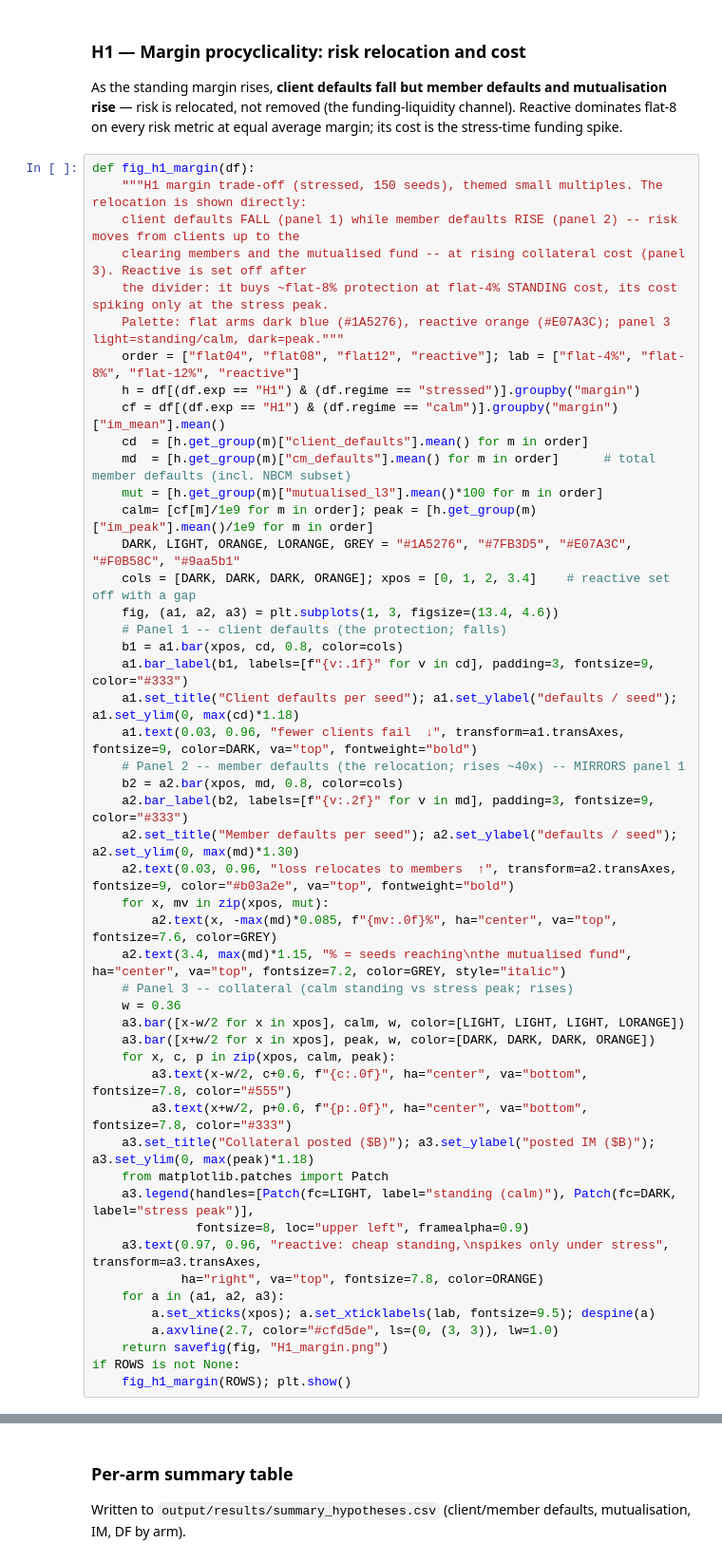
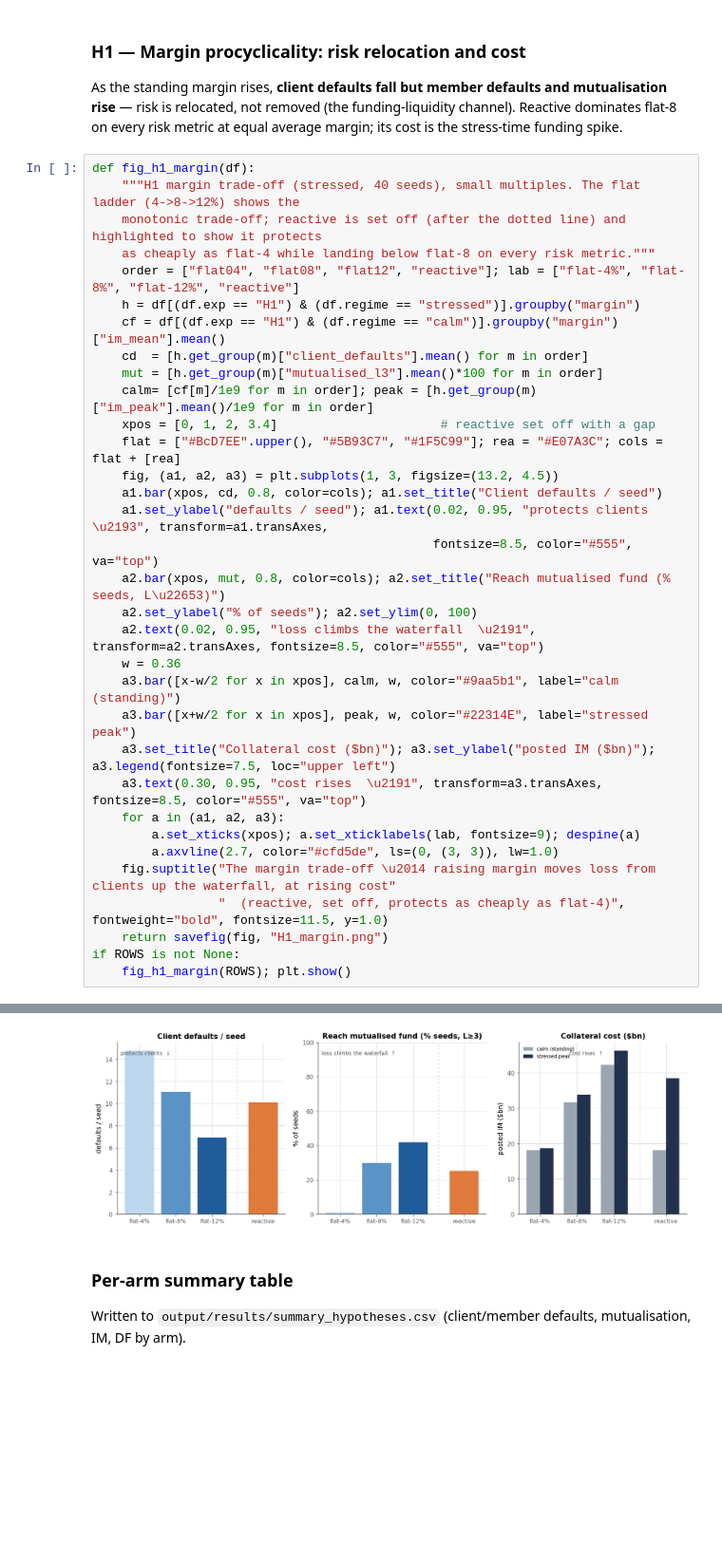
Before and after one commit to siddharthyashkukreja-cloud/MScThesis_ABM, a Jupyter notebook: results_figures.ipynb, the cells around one changed output, grey strips where cells are left out. Shown at 95% size. Saved outputs shown, nothing was run; the diff lists cells and outputs as text; blank space fills up the shorter version.

```diff
--- a/results_figures.ipynb
+++ b/results_figures.ipynb
@@ -325,50 +322,35 @@ loaded output/thesis_final/experiments/rows.csv: 1200 rows, columns = ['exp', 'r
 As the standing margin rises, **client defaults fall but member defaults and mutualisation rise** — risk is relocated, not removed (the funding-liquidity channel). Reactive dominates flat-8 on every risk metric at equal average margin; its cost is the stress-time funding spike.
 # %%
 def fig_h1_margin(df):
-    """H1 margin trade-off (stressed, 150 seeds), themed small multiples. The relocation is shown directly:
-    client defaults FALL (panel 1) while member defaults RISE (panel 2) -- risk moves from clients up to the
-    clearing members and the mutualised fund -- at rising collateral cost (panel 3). Reactive is set off after
-    the divider: it buys ~flat-8% protection at flat-4% STANDING cost, its cost spiking only at the stress peak.
-    Palette: flat arms dark blue (#1A5276), reactive orange (#E07A3C); panel 3 light=standing/calm, dark=peak."""
+    """H1 margin trade-off (stressed, 40 seeds), small multiples. The flat ladder (4->8->12%) shows the
+    monotonic trade-off; reactive is set off (after the dotted line) and highlighted to show it protects
+    as cheaply as flat-4 while landing below flat-8 on every risk metric."""
     order = ["flat04", "flat08", "flat12", "reactive"]; lab = ["flat-4%", "flat-8%", "flat-12%", "reactive"]
     h = df[(df.exp == "H1") & (df.regime == "stressed")].groupby("margin")
     cf = df[(df.exp == "H1") & (df.regime == "calm")].groupby("margin")["im_mean"].mean()
     cd  = [h.get_group(m)["client_defaults"].mean() for m in order]
-    md  = [h.get_group(m)["cm_defaults"].mean() for m in order]      # total member defaults (incl. NBCM subset)
     mut = [h.get_group(m)["mutualised_l3"].mean()*100 for m in order]
     calm= [cf[m]/1e9 for m in order]; peak = [h.get_group(m)["im_peak"].mean()/1e9 for m in order]
-    DARK, LIGHT, ORANGE, LORANGE, GREY = "#1A5276", "#7FB3D5", "#E07A3C", "#F0B58C", "#9aa5b1"
-    cols = [DARK, DARK, DARK, ORANGE]; xpos = [0, 1, 2, 3.4]    # reactive set off with a gap
-    fig, (a1, a2, a3) = plt.subplots(1, 3, figsize=(13.4, 4.6))
-    # Panel 1 -- client defaults (the protection; falls)
-    b1 = a1.bar(xpos, cd, 0.8, color=cols)
-    a1.bar_label(b1, labels=[f"{v:.1f}" for v in cd], padding=3, fontsize=9, color="#333")
-    a1.set_title("Client defaults per seed"); a1.set_ylabel("defaults / seed"); a1.set_ylim(0, max(cd)*1.18)
-    a1.text(0.03, 0.96, "fewer clients fail  ↓", transform=a1.transAxes, fontsize=9, color=DARK, va="top", fontweight="bold")
-    # Panel 2 -- member defaults (the relocation; rises ~40x) -- MIRRORS panel 1
-    b2 = a2.bar(xpos, md, 0.8, color=cols)
-    a2.bar_label(b2, labels=[f"{v:.2f}" for v in md], padding=3, fontsize=9, color="#333")
-    a2.set_title("Member defaults per seed"); a2.set_ylabel("defaults / seed"); a2.set_ylim(0, max(md)*1.30)
-    a2.text(0.03, 0.96, "loss relocates to members  ↑", transform=a2.transAxes, fontsize=9, color="#b03a2e", va="top", fontweight="bold")
-    for x, mv in zip(xpos, mut):
-        a2.text(x, -max(md)*0.085, f"{mv:.0f}%", ha="center", va="top", fontsize=7.6, color=GREY)
-    a2.text(3.4, max(md)*1.15, "% = seeds reaching\nthe mutualised fund", ha="center", va="top", fontsize=7.2, color=GREY, style="italic")
-    # Panel 3 -- collateral (calm standing vs stress peak; rises)
+    xpos = [0, 1, 2, 3.4]                      # reactive set off with a gap
+    flat = ["#BcD7EE".upper(), "#5B93C7", "#1F5C99"]; rea = "#E07A3C"; cols = flat + [rea]
+    fig, (a1, a2, a3) = plt.subplots(1, 3, figsize=(13.2, 4.5))
+    a1.bar(xpos, cd, 0.8, color=cols); a1.set_title("Client defaults / seed")
+    a1.set_ylabel("defaults / seed"); a1.text(0.02, 0.95, "protects clients  \u2193", transform=a1.transAxes,
+                                              fontsize=8.5, color="#555", va="top")
+    a2.bar(xpos, mut, 0.8, color=cols); a2.set_title("Reach mutualised fund (% seeds, L\u22653)")
+    a2.set_ylabel("% of seeds"); a2.set_ylim(0, 100)
+    a2.text(0.02, 0.95, "loss climbs the waterfall  \u2191", transform=a2.transAxes, fontsize=8.5, color="#555", va="top")
     w = 0.36
-    a3.bar([x-w/2 for x in xpos], calm, w, color=[LIGHT, LIGHT, LIGHT, LORANGE])
-    a3.bar([x+w/2 for x in xpos], peak, w, color=[DARK, DARK, DARK, ORANGE])
-    for x, c, p in zip(xpos, calm, peak):
-        a3.text(x-w/2, c+0.6, f"{c:.0f}", ha="center", va="bottom", fontsize=7.8, color="#555")
-        a3.text(x+w/2, p+0.6, f"{p:.0f}", ha="center", va="bottom", fontsize=7.8, color="#333")
-    a3.set_title("Collateral posted ($B)"); a3.set_ylabel("posted IM ($B)"); a3.set_ylim(0, max(peak)*1.18)
-    from matplotlib.patches import Patch
-    a3.legend(handles=[Patch(fc=LIGHT, label="standing (calm)"), Patch(fc=DARK, label="stress peak")],
-              fontsize=8, loc="upper left", framealpha=0.9)
-    a3.text(0.97, 0.96, "reactive: cheap standing,\nspikes only under stress", transform=a3.transAxes,
-            ha="right", va="top", fontsize=7.8, color=ORANGE)
+    a3.bar([x-w/2 for x in xpos], calm, w, color="#9aa5b1", label="calm (standing)")
+    a3.bar([x+w/2 for x in xpos], peak, w, color="#22314E", label="stressed peak")
+    a3.set_title("Collateral cost ($bn)"); a3.set_ylabel("posted IM ($bn)"); a3.legend(fontsize=7.5, loc="upper left")
+    a3.text(0.30, 0.95, "cost rises  \u2191", transform=a3.transAxes, fontsize=8.5, color="#555", va="top")
     for a in (a1, a2, a3):
-        a.set_xticks(xpos); a.set_xticklabels(lab, fontsize=9.5); despine(a)
+        a.set_xticks(xpos); a.set_xticklabels(lab, fontsize=9); despine(a)
         a.axvline(2.7, color="#cfd5de", ls=(0, (3, 3)), lw=1.0)
+    fig.suptitle("The margin trade-off \u2014 raising margin moves loss from clients up the waterfall, at rising cost"
+                 "  (reactive, set off, protects as cheaply as flat-4)", fontweight="bold", fontsize=11.5, y=1.0)
     return savefig(fig, "H1_margin.png")
 if ROWS is not None:
     fig_h1_margin(ROWS); plt.show()
+# %% [output]
@@ -375,3 +358,4 @@ if ROWS is not None:
+[figure, added]
 # %% [markdown]
 ### Per-arm summary table
 
```
Also changed, not shown: parts of 3 cells of this notebook, 25 other files.
